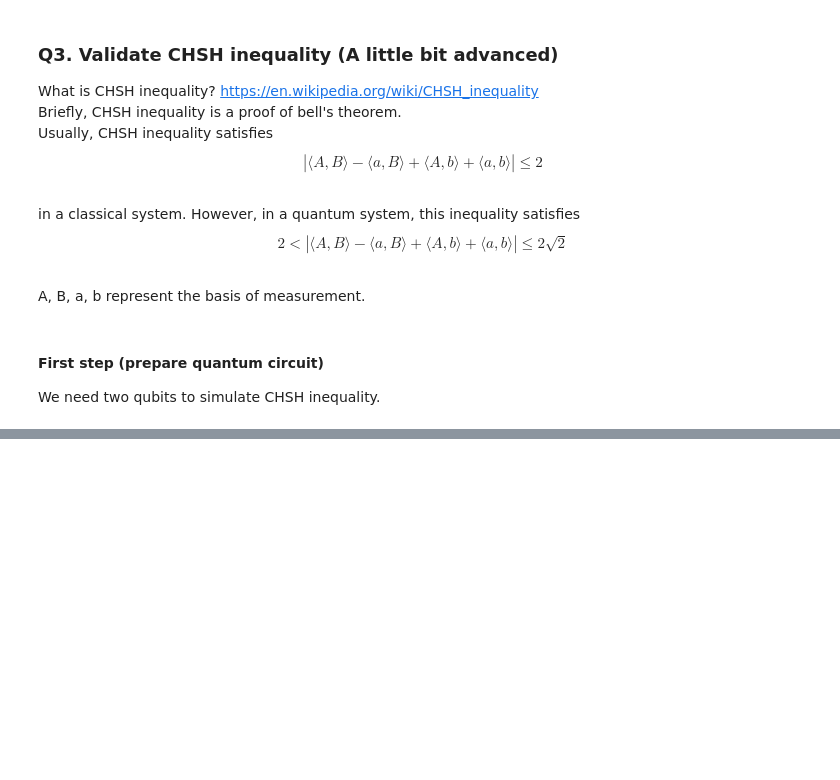
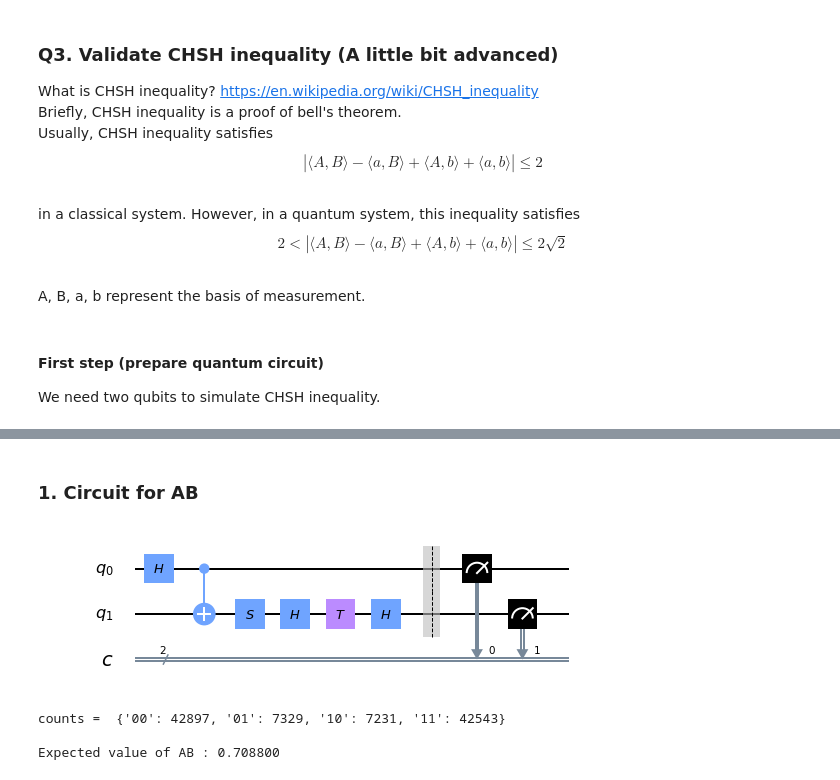
Before and after one commit to Chibikuri/Assignment, a Jupyter notebook: 2.two_qubit/Notebook.ipynb, the cells around one changed output, grey strips where cells are left out. Drawn from its saved outputs; the diff is of its cells as text; code cells hidden in the pictures; blank space fills up the shorter version.

```diff
--- a/2.two_qubit/Notebook.ipynb
+++ b/2.two_qubit/Notebook.ipynb
@@ -226,0 +141,42 @@ print(abs(AB - Ab + aB + ab))
+# %% [markdown]
+### 1. Circuit for AB
+# %%
+###################################
+# create circuit AB
+###################################
+
+# here create the bell state(phi+)
+qc = create_qc()
+
+# A
+# qc.z(1)
+
+# B
+qc.s(1)
+qc.h(1)
+qc.t(1)
+qc.h(1)
+qc.barrier()
+
+# Measurement
+qc.measure(0, 0)
+qc.measure(1, 1)
+
+# show the qc
+qc.draw(output='mpl')
+# %% [output]
+[figure, added]
+# %%
+# Show the result
+counts_AB = execute(qc, backend, shots=shots).result().get_counts()
+print("counts = ", counts_AB)
+
+# Estimation value of AB
+# sort and normalize
+AB = [counts_AB[i]/shots for i in bin]
+E_AB = AB[0] - AB[1] - AB[2] + AB[3] # where ;  ⟨𝐴𝐵⟩=p(|00>) - p(|01>) − p(|10>) + p(|11>)
+print("\nExpected value of AB : %f" % E_AB)
+# %% [output]
+counts =  {'00': 42897, '01': 7329, '10': 7231, '11': 42543}
+
+Expected value of AB : 0.708800
```
Also changed, not shown: parts of 27 cells of this notebook.
